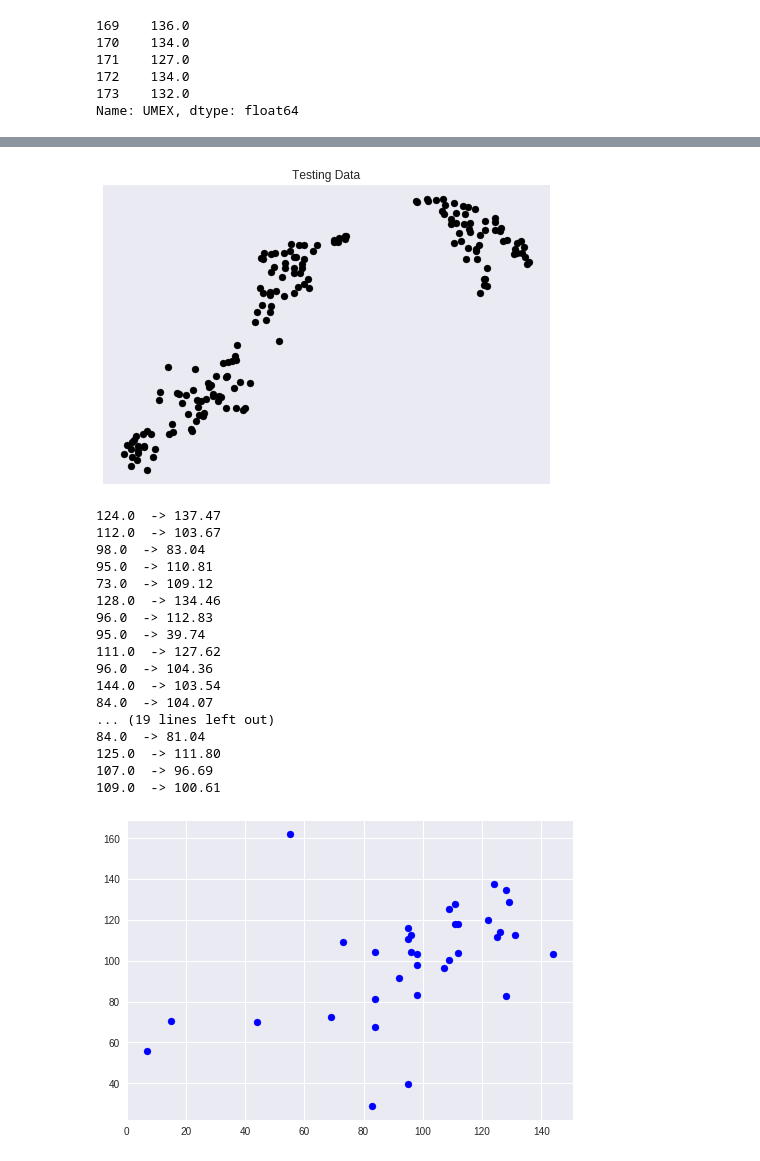
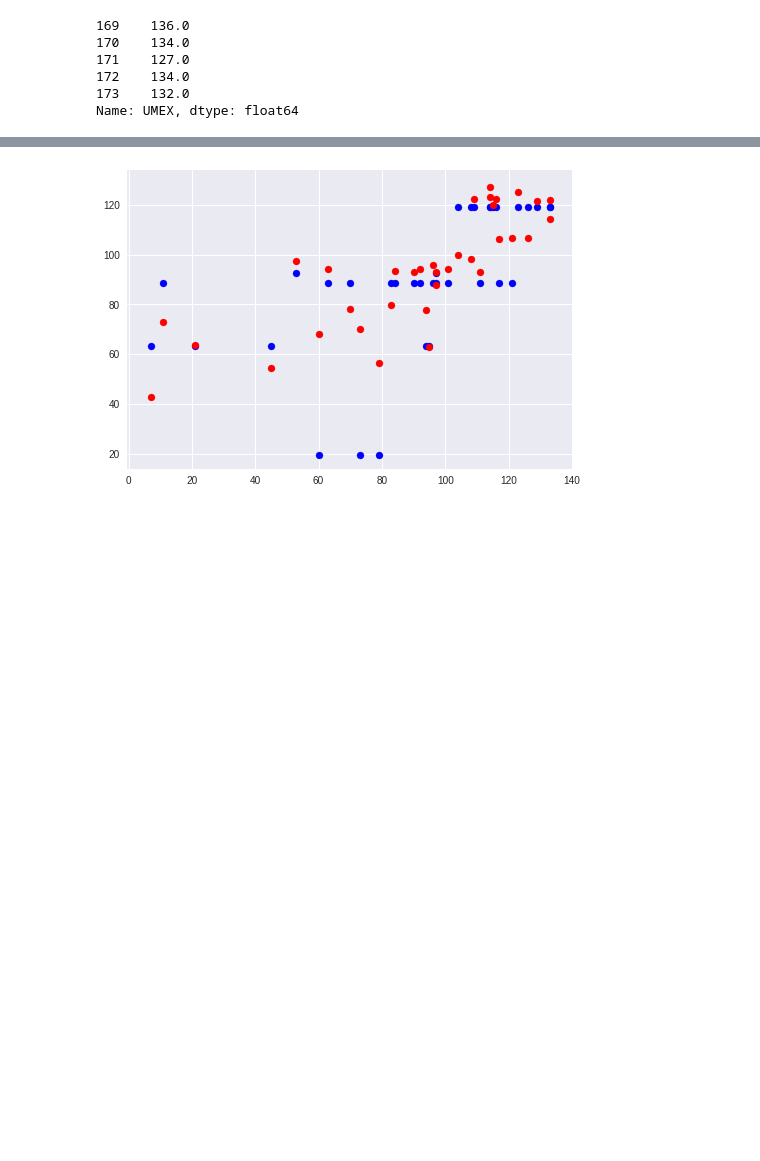
Before and after one commit to akshseh/FintechProject, a Jupyter notebook: NowCastingData_Regression.ipynb, the cells around one changed output, grey strips where cells are left out. Drawn from its saved outputs; the diff is of its cells as text; code cells hidden in the pictures; blank space fills up the shorter version.

Commit message:
DecisionTree+Adaboost

```diff
--- a/NowCastingData_Regression.ipynb
+++ b/NowCastingData_Regression.ipynb
@@ -79,7 +85,7 @@ datafile.tail()
 | 173 | 2018-06 | 71 | 17 | 1 | 3 | 9 | 71 | 132.0 |
 # %%
 Y = datafile['UMEX']
-X = datafile[['Employment','Unemployment','Productivity','GDP','jobs']]
+X = datafile[['Employment','Unemployment','Productivity','Stock market','GDP','jobs']]
 # %%
 X.head()
 print(X.shape)
@@ -96,33 +102,50 @@ Y.tail()
 173    132.0
 Name: UMEX, dtype: float64
 # %%
-X_train,X_test,Y_train,Y_test = train_test_split(X,Y,test_size = 0.2)
+X_train,X_test,Y_train,Y_test = train_test_split(X,Y,test_size = 0.20)
 # %%
-from sklearn import linear_model
-from sklearn.linear_model import LinearRegression
-from sklearn.decomposition import PCA
-from sklearn.manifold import TSNE
 
-reg = LinearRegression()
+rng = np.random.RandomState(1)
+
+# reg = SVR(kernel= 'rbf', C= 1e3, gamma= 0.1)
+reg = DecisionTreeRegressor(max_depth=3)
+# regr_2 = AdaBoostRegressor(SVR(kernel= 'rbf', C= 1e3, gamma= 0.1),
+#                           n_estimators=300, random_state=rng)
+regr_2 = AdaBoostRegressor(DecisionTreeRegressor(max_depth=3),
+                          n_estimators=300, random_state=rng)
+
+# reg = LinearRegression()
+# reg = SVR(kernel='rbf',)
 reg.fit(X_train,Y_train)
-print(reg.coef_)
-print(reg.intercept_)
-
-tsne = TSNE(n_components=2).fit_transform(X)
-print("tsne shape - ",tsne.shape)
-
-plt.scatter(tsne[:,0],tsne[:,1],color = 'black')
-plt.title('Testing Data')
-plt.xticks(())
-plt.yticks(())
-test = np.asarray(Y_test)
-# plt.plot(test,reg.predict(X_test),color = 'red',linewidth=3)
-plt.show()
+regr_2.fit(X_train,Y_train)
 
 arr = reg.predict(X_test)
+arr2 = regr_2.predict(X_test)
+
+
+# print(reg.coef_)
+# print(reg.intercept_)
+
+
+# tsne = TSNE(n_components=2).fit_transform(X)
+# print("tsne shape - ",tsne.shape)
+# plt.scatter(tsne[:,0],tsne[:,1],color = 'black')
+# plt.title('Testing Data')
+# plt.xticks(())
+# plt.yticks(())
+# plt.plot(test,reg.predict(X_test),color = 'red',linewidth=3)
+# plt.show()
+
+
+test = np.asarray(Y_test) # to print
+
+
+print("test_Data","  predicted")
+
 for i in range(0,len(Y_test)):
-  print(test[i]," -> %.2f"%arr[i])
+  print(test[i]," -> %.2f"%arr[i]," - %.2f"%arr2[i])
 
 plt.scatter(test,arr,color='blue')
+plt.scatter(test,arr2,color='red')
 plt.show()
 # %% [output]
@@ -132,22 +169,4 @@ tsne shape -  (174, 2)
-[figure, old version]
+[figure, new version]
-124.0  -> 137.47
-112.0  -> 103.67
-98.0  -> 83.04
-95.0  -> 110.81
-73.0  -> 109.12
-128.0  -> 134.46
-96.0  -> 112.83
-95.0  -> 39.74
-111.0  -> 127.62
-96.0  -> 104.36
-144.0  -> 103.54
-84.0  -> 104.07
-... (19 lines left out)
-84.0  -> 81.04
-125.0  -> 111.80
-107.0  -> 96.69
-109.0  -> 100.61
-[figure, removed]
 # %%
 regr = linear_model.BayesianRidge()
 regr.fit(X_train,Y_train)
```
Also changed, not shown: parts of 3 cells of this notebook.
